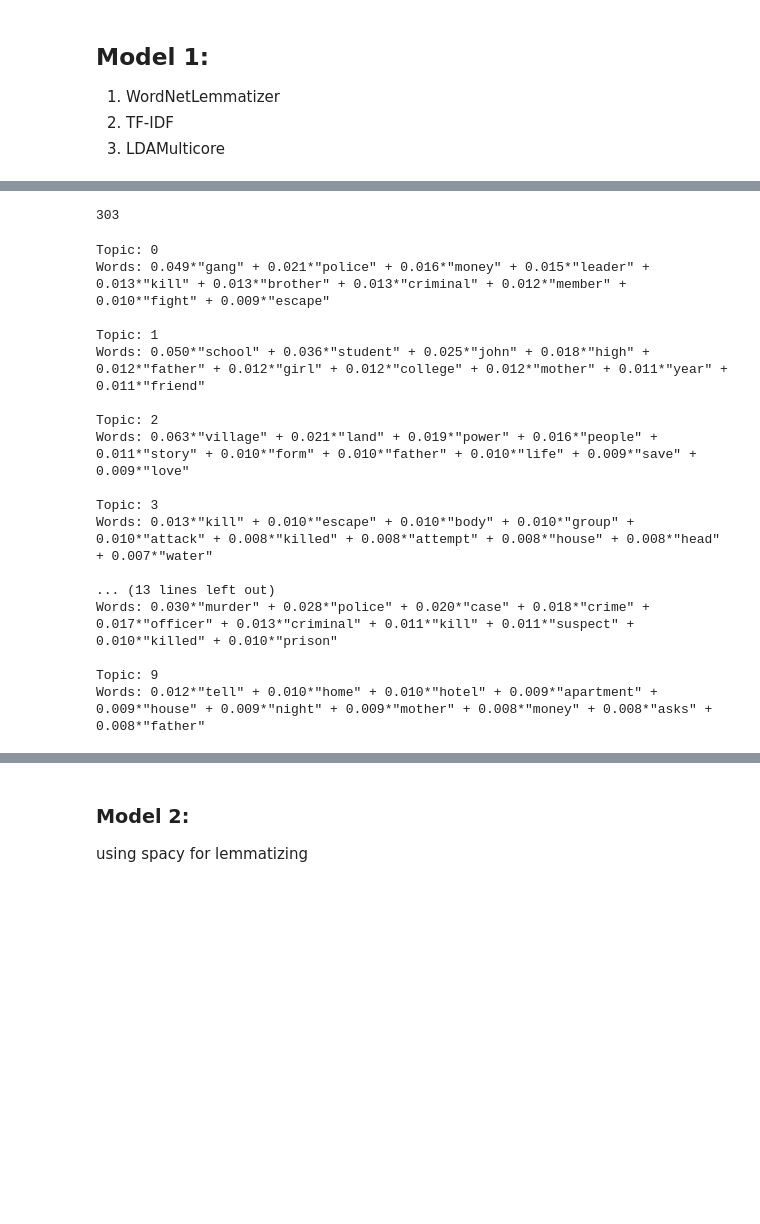
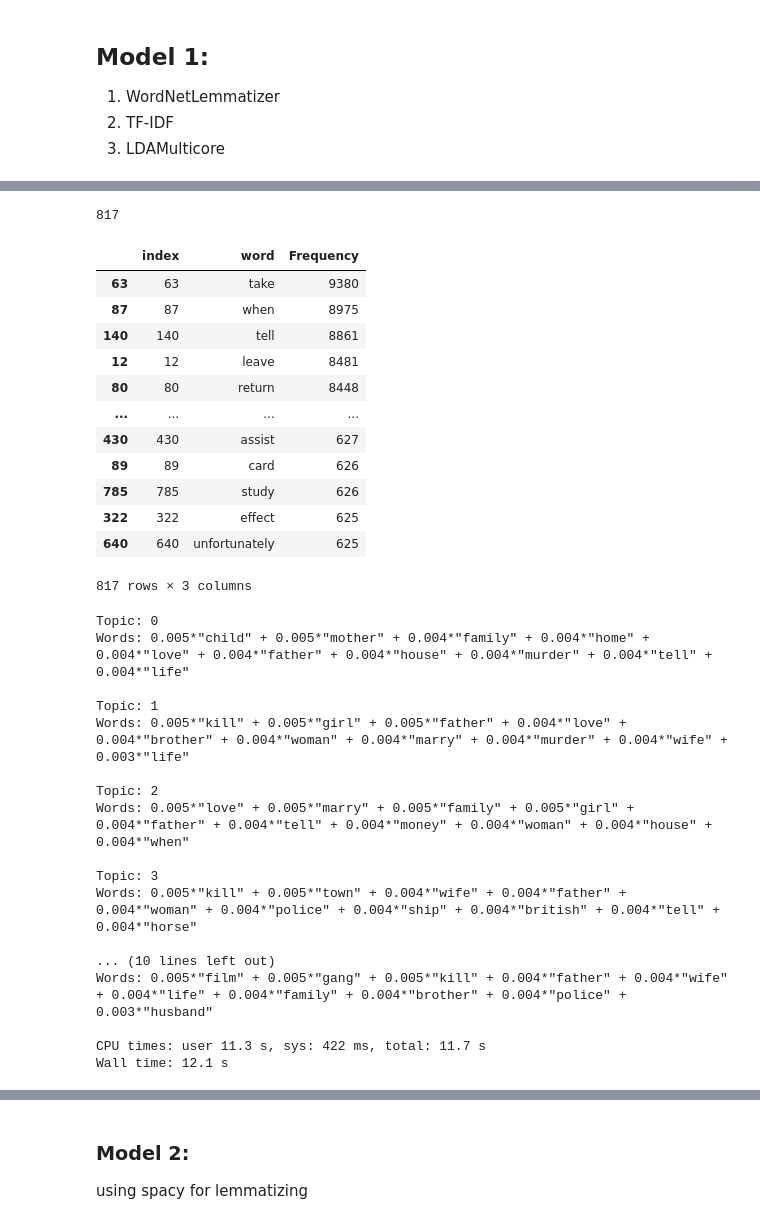
Before and after one commit to Siddharthsuresh92/Topic-Modeling-Movie-Plots, a Jupyter notebook: Movie Plots - Topic Modeling.ipynb, the cells around one changed output, grey strips where cells are left out. Cells and saved outputs as stored; diff of their text form; code cells hidden in the pictures; blank space fills up the shorter version.

```diff
--- a/Movie Plots - Topic Modeling.ipynb
+++ b/Movie Plots - Topic Modeling.ipynb
@@ -55,0 +59,5 @@ plots
+# %%
+plots = plots_full[plots_full["Origin/Ethnicity"].isin(['American'])]
+plots = plots[plots['Release Year'] >= 1960].reset_index(drop=True)
+plots.loc[:,'Title'] = plots.loc[:,'Title'].apply(lambda x: re.sub(r'.*TheThe', 'The', x))
+plots
@@ -55,0 +78,4 @@ plots
+# %%
+plots['Decade'] = ["1960s" if x in range(1960,1970) else "1970s" if x in range(1970,1980) else "1980s" if x in range(1980,1990) \
+                   else "1990s" if x in range(1990,2000) else "2000s" if x in range(2000, 2010) else "2010s" for x in plots['Release Year']]
+plots
@@ -68,15 +106,18 @@ nlp = spacy.load("en")
 # %%
 # function to lemmatize a given word
 def lemmatize(text):
-    return lemmatizer.lemmatize(text, pos = "n")
+    lemmatized_text_noun = lemmatizer.lemmatize(text, pos = "n")
+    lemmatized_text = lemmatizer.lemmatize(lemmatized_text_noun, pos = "v")
+    return lemmatized_text
 
 # function to preprocess the text
 def preprocess(text):
     result = []
-    for word in gensim.utils.simple_preprocess(text):
-        if word not in gensim.parsing.preprocessing.STOPWORDS and len(word) > 3:
+    for word in list(tokenize(text, deacc=True)):
+        if word not in gensim.parsing.preprocessing.STOPWORDS and len(word) > 3 and pos_tag(word.split())[0][1] != 'NNP':
             l = lemmatize(word)
             if len(l) > 3:
                 result.append(l)
-    return result
+    result_list = [word.lower() for word in result]
+    return result_list
 # %%
@@ -109,9 +148,9 @@ len(plots_dict)
 # %%
 # Filter dictonary
-plots_dict.filter_extremes(no_below = 2000, no_above = 0.5) #948
+plots_dict.filter_extremes(no_below = 625, no_above = 0.5) #948
 len(plots_dict)
 # %% [output]
-303
+817
 # %%
 # function that provides frequency of words in the dictionary
 def freq_list(dict):
@@ -125,36 +164,54 @@ def freq_list(dict):
     freq_df.drop(columns = ['level_0'], inplace = True)
     freq_df.insert(1, 'word', l)
 
-    freq = freq_df.sort_values(by = 'Frequency')
+    freq = freq_df.sort_values(by = 'Frequency', ascending = False)
 
     return freq
+# %%
+df_freq = freq_list(plots_dict)
+df_freq
+# %% [output]
+|  | index | word | Frequency |
+| 63 | 63 | take | 9380 |
+| 87 | 87 | when | 8975 |
+| 140 | 140 | tell | 8861 |
+| 12 | 12 | leave | 8481 |
+| 80 | 80 | return | 8448 |
+| ... | ... | ... | ... |
+| 430 | 430 | assist | 627 |
+| 89 | 89 | card | 626 |
+| 785 | 785 | study | 626 |
+| 322 | 322 | effect | 625 |
+| 640 | 640 | unfortunately | 625 |
+817 rows × 3 columns
 # %%
 # Bag of words and TFIDF
 bag_of_words = [plots_dict.doc2bow(plot) for plot in plots_processed]
 tfidf = models.TfidfModel(bag_of_words)
 corpus_tfidf = tfidf[bag_of_words]
 # %%
+%%time
 # LDA Multicore model using the tf-idf corpus
-lda_tfidf = gensim.models.LdaMulticore(corpus_tfidf, num_topics=10, id2word=plots_dict, passes=10,
-                                       workers = 7, random_state = 2020)
+lda_tfidf = gensim.models.LdaMulticore(corpus_tfidf, num_topics=8, id2word=plots_dict, workers = 5,
+                                       random_state = 2020)
 
 for idx, topic in lda_tfidf.print_topics(-1):
     print('Topic: {} \nWords: {}\n'.format(idx, topic))
 # %% [output]
 Topic: 0
-Words: 0.049*"gang" + 0.021*"police" + 0.016*"money" + 0.015*"leader" + 0.013*"kill" + 0.013*"brother" + 0.013*"criminal" + 0.012*"member" + 0.010*"fight" + 0.009*"escape"
+Words: 0.005*"child" + 0.005*"mother" + 0.004*"family" + 0.004*"home" + 0.004*"love" + 0.004*"father" + 0.004*"house" + 0.004*"murder" + 0.004*"tell" + 0.004*"life"
 
 Topic: 1
-Words: 0.050*"school" + 0.036*"student" + 0.025*"john" + 0.018*"high" + 0.012*"father" + 0.012*"girl" + 0.012*"college" + 0.012*"mother" + 0.011*"year" + 0.011*"friend"
+Words: 0.005*"kill" + 0.005*"girl" + 0.005*"father" + 0.004*"love" + 0.004*"brother" + 0.004*"woman" + 0.004*"marry" + 0.004*"murder" + 0.004*"wife" + 0.003*"life"
 
 Topic: 2
-Words: 0.063*"village" + 0.021*"land" + 0.019*"power" + 0.016*"people" + 0.011*"story" + 0.010*"form" + 0.010*"father" + 0.010*"life" + 0.009*"save" + 0.009*"love"
+Words: 0.005*"love" + 0.005*"marry" + 0.005*"family" + 0.005*"girl" + 0.004*"father" + 0.004*"tell" + 0.004*"money" + 0.004*"woman" + 0.004*"house" + 0.004*"when"
 
 Topic: 3
-Words: 0.013*"kill" + 0.010*"escape" + 0.010*"body" + 0.010*"group" + 0.010*"attack" + 0.008*"killed" + 0.008*"attempt" + 0.008*"house" + 0.008*"head" + 0.007*"water"
+Words: 0.005*"kill" + 0.005*"town" + 0.004*"wife" + 0.004*"father" + 0.004*"woman" + 0.004*"police" + 0.004*"ship" + 0.004*"british" + 0.004*"tell" + 0.004*"horse"
 
-... (13 lines left out)
-Words: 0.030*"murder" + 0.028*"police" + 0.020*"case" + 0.018*"crime" + 0.017*"officer" + 0.013*"criminal" + 0.011*"kill" + 0.011*"suspect" + 0.010*"killed" + 0.010*"prison"
+... (10 lines left out)
+Words: 0.005*"film" + 0.005*"gang" + 0.005*"kill" + 0.004*"father" + 0.004*"wife" + 0.004*"life" + 0.004*"family" + 0.004*"brother" + 0.004*"police" + 0.003*"husband"
 
-Topic: 9
-Words: 0.012*"tell" + 0.010*"home" + 0.010*"hotel" + 0.009*"apartment" + 0.009*"house" + 0.009*"night" + 0.009*"mother" + 0.008*"money" + 0.008*"asks" + 0.008*"father"
+CPU times: user 11.3 s, sys: 422 ms, total: 11.7 s
+Wall time: 12.1 s
```
Also changed, not shown: parts of 55 cells of this notebook.
